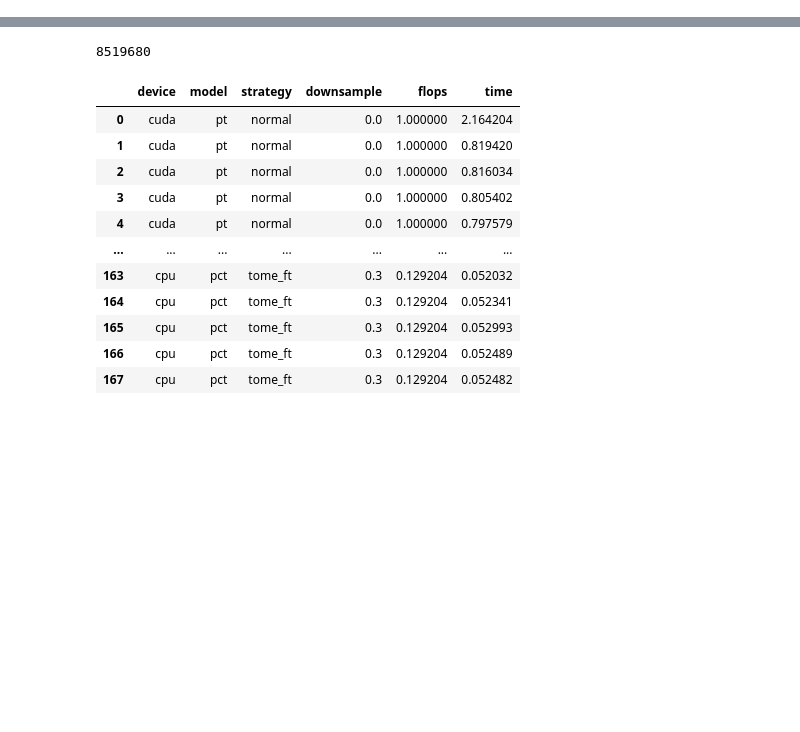
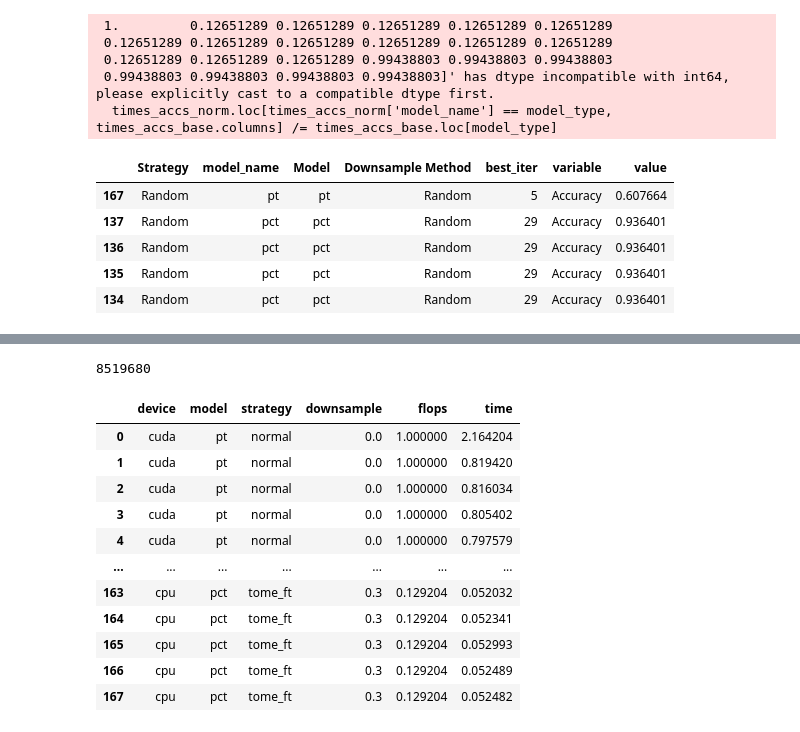
Before and after one commit to mehardsingh/point-transformer-cardinality-reduction, a Jupyter notebook: best_accs.ipynb, the cells around one changed output, grey strips where cells are left out. Cells and saved outputs as stored; diff of their text form; code cells hidden in the pictures; blank space fills up the shorter version.

```diff
--- a/best_accs.ipynb
+++ b/best_accs.ipynb
@@ -186 +205,28 @@ ax.get_figure().savefig(f'figures/prune_speeds_pct_{device}.png')
+# %%
+times_accs = times_df.merge(accs,left_on=['Strategy','model_name'],right_on=['Downsample Method','Model'])
+times_accs.head()
+
+aggby = {col:'mean' for col in ['Accuracy','F1 score','time','flops',]}
+times_accs_base = times_accs[times_accs['Strategy']== 'base'].groupby('model_name').agg(aggby)
+times_accs_base
+
+times_accs_norm = times_accs.copy()
+for model_type in ['pt','pct']:
+    times_accs_norm.loc[times_accs_norm['model_name'] == model_type, times_accs_base.columns] /= times_accs_base.loc[model_type]
+times_accs_norm = times_accs_norm.drop(columns=['params','F1 score']).melt(id_vars = ['Strategy','model_name','Model','Downsample Method','best_iter'])
+times_accs_norm = times_accs_norm.sort_index(ascending=False).sort_values('variable',ascending=True)
+
+times_accs_norm.head()
+# %% [output]
+ 1.         0.12651289 0.12651289 0.12651289 0.12651289 0.12651289
+ 0.12651289 0.12651289 0.12651289 0.12651289 0.12651289 0.12651289
+ 0.12651289 0.12651289 0.12651289 0.99438803 0.99438803 0.99438803
+ 0.99438803 0.99438803 0.99438803 0.99438803]' has dtype incompatible with int64, please explicitly cast to a compatible dtype first.
+  times_accs_norm.loc[times_accs_norm['model_name'] == model_type, times_accs_base.columns] /= times_accs_base.loc[model_type]
+|  | Strategy | model_name | Model | Downsample Method | best_iter | variable | value |
+| 167 | Random | pt | pt | Random | 5 | Accuracy | 0.607664 |
+| 137 | Random | pct | pct | Random | 29 | Accuracy | 0.936401 |
+| 136 | Random | pct | pct | Random | 29 | Accuracy | 0.936401 |
+| 135 | Random | pct | pct | Random | 29 | Accuracy | 0.936401 |
+| 134 | Random | pct | pct | Random | 29 | Accuracy | 0.936401 |
 # %%
```
Also changed, not shown: parts of 11 cells of this notebook, 12 other files.
